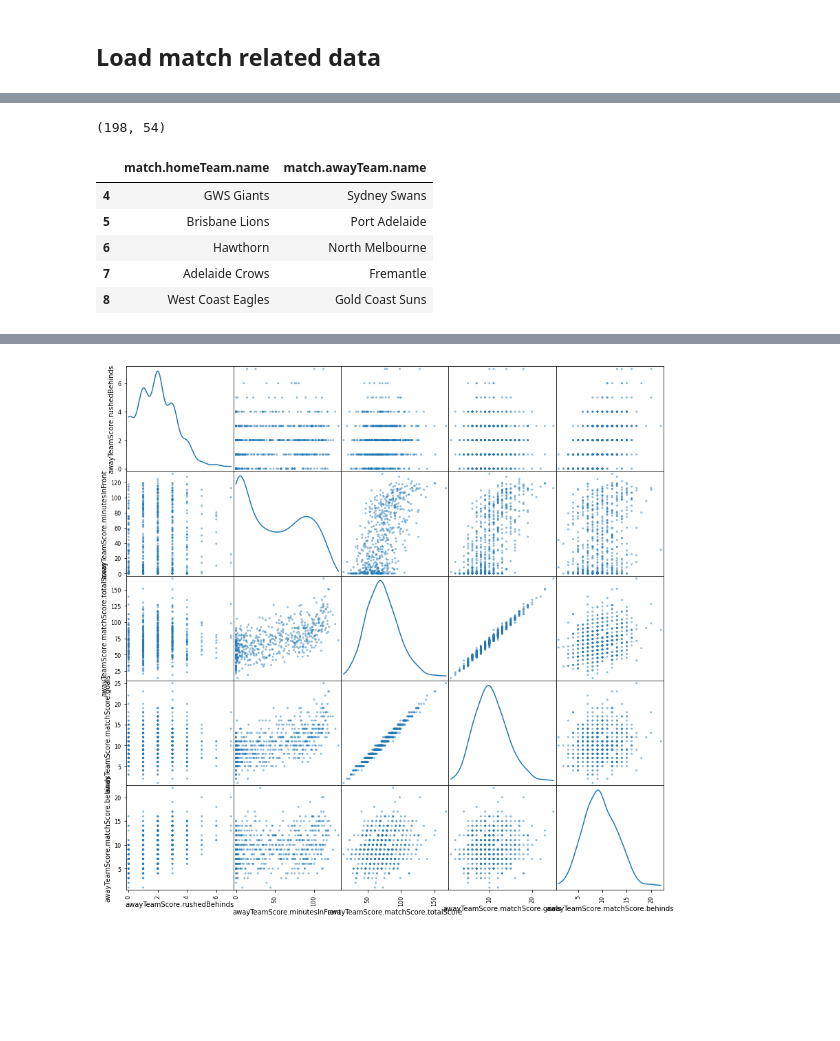
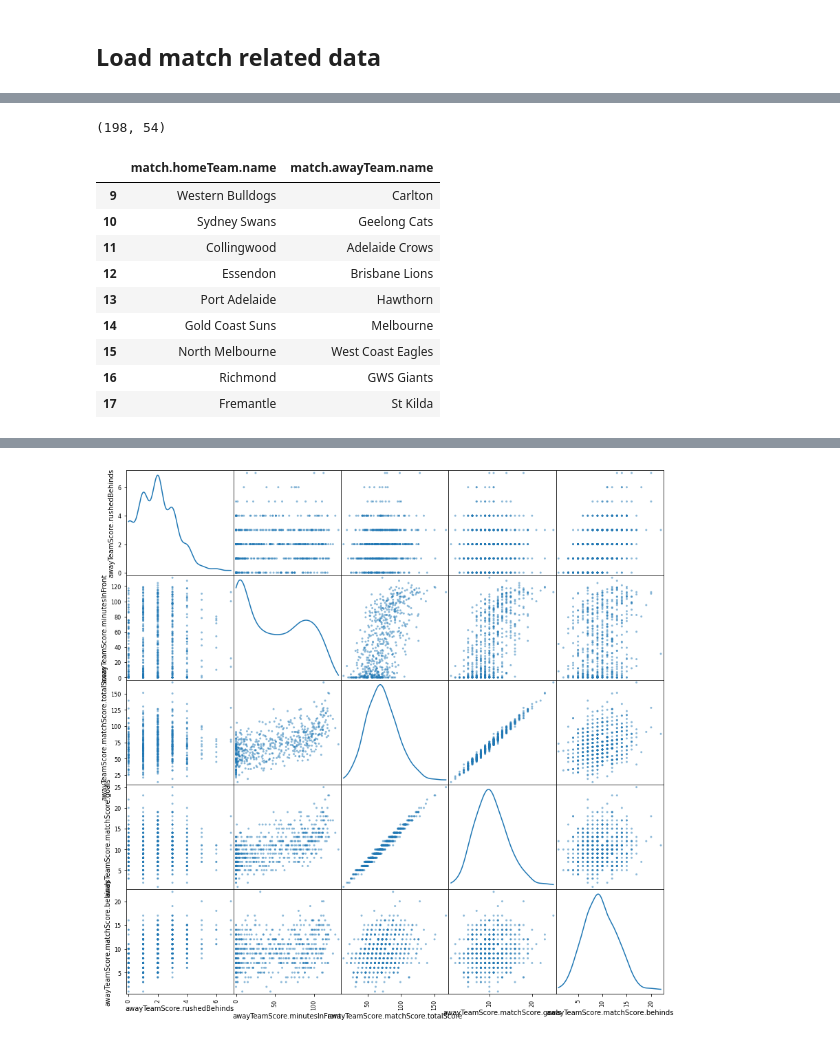
Before and after one commit to Sage-of-Sparta/probabilistic-afl-tipping, a Jupyter notebook: XGBoost_AFL_Prediction_Preprocessing.ipynb, the cells around one changed output, grey strips where cells are left out. Cells and saved outputs as stored; diff of their text form; code cells hidden in the pictures; blank space fills up the shorter version.

```diff
--- a/XGBoost_AFL_Prediction_Preprocessing.ipynb
+++ b/XGBoost_AFL_Prediction_Preprocessing.ipynb
@@ -46,20 +46,24 @@ Index(['match.name', 'match.date', 'match.status', 'match.matchId',
 # %%
 df_fixture = pd.read_csv("data/fixture_2022.csv")
 print(df_fixture.shape)
 df_fixture.columns
 
-df_next_games_teams = df_fixture[(df_fixture['status'] != "CONCLUDED") & (df_fixture['round.roundNumber'] == 1)]
+df_next_games_teams = df_fixture[(df_fixture['status'] != "CONCLUDED") & (df_fixture['round.roundNumber'] == 2)]
 df_next_games_teams = df_next_games_teams[['home.team.name','away.team.name']]
 df_next_games_teams = df_next_games_teams.rename(columns={'home.team.name': 'match.homeTeam.name', 'away.team.name': 'match.awayTeam.name'})
 df_next_games_teams
 # %% [output]
 (198, 54)
 |  | match.homeTeam.name | match.awayTeam.name |
-| 4 | GWS Giants | Sydney Swans |
-| 5 | Brisbane Lions | Port Adelaide |
-| 6 | Hawthorn | North Melbourne |
-| 7 | Adelaide Crows | Fremantle |
-| 8 | West Coast Eagles | Gold Coast Suns |
+| 9 | Western Bulldogs | Carlton |
+| 10 | Sydney Swans | Geelong Cats |
+| 11 | Collingwood | Adelaide Crows |
+| 12 | Essendon | Brisbane Lions |
+| 13 | Port Adelaide | Hawthorn |
+| 14 | Gold Coast Suns | Melbourne |
+| 15 | North Melbourne | West Coast Eagles |
+| 16 | Richmond | GWS Giants |
+| 17 | Fremantle | St Kilda |
 # %%
 df_all.shape
 # %% [output]
```
Also changed, not shown: parts of 9 cells of this notebook, 11 other files.
